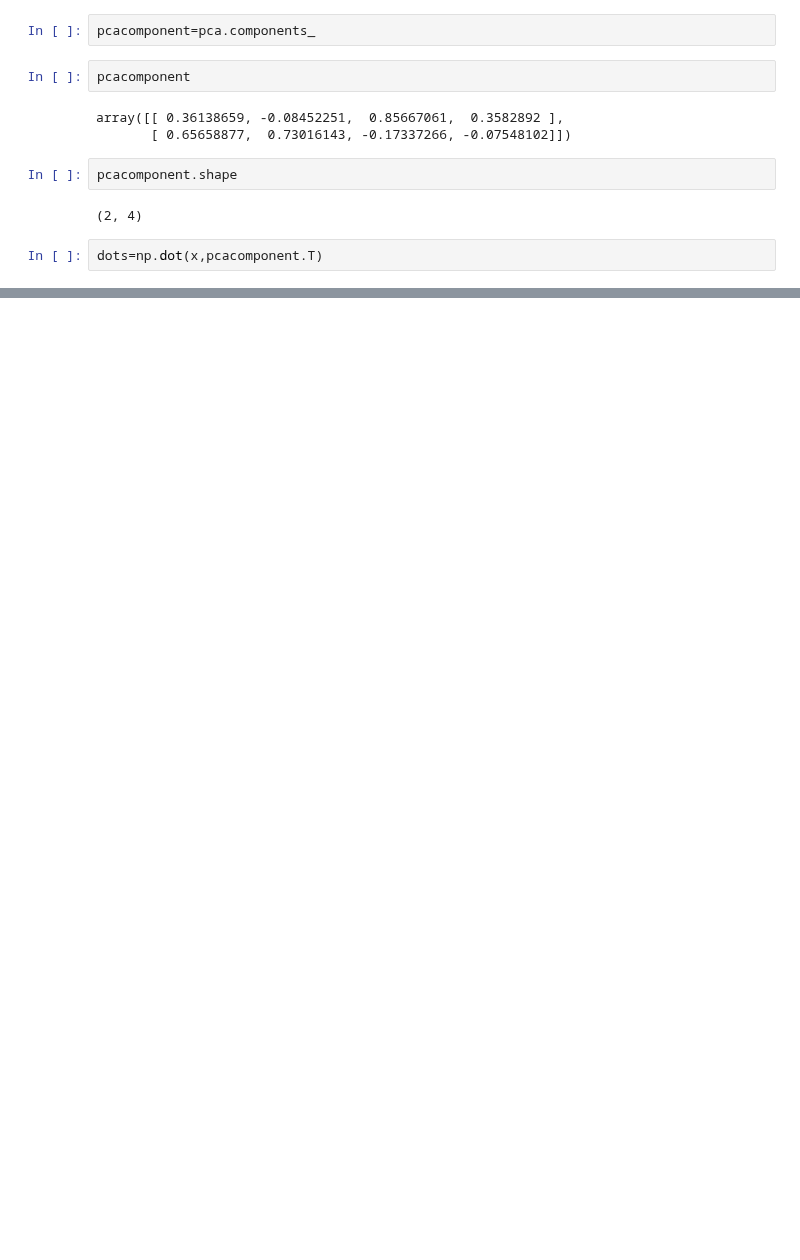
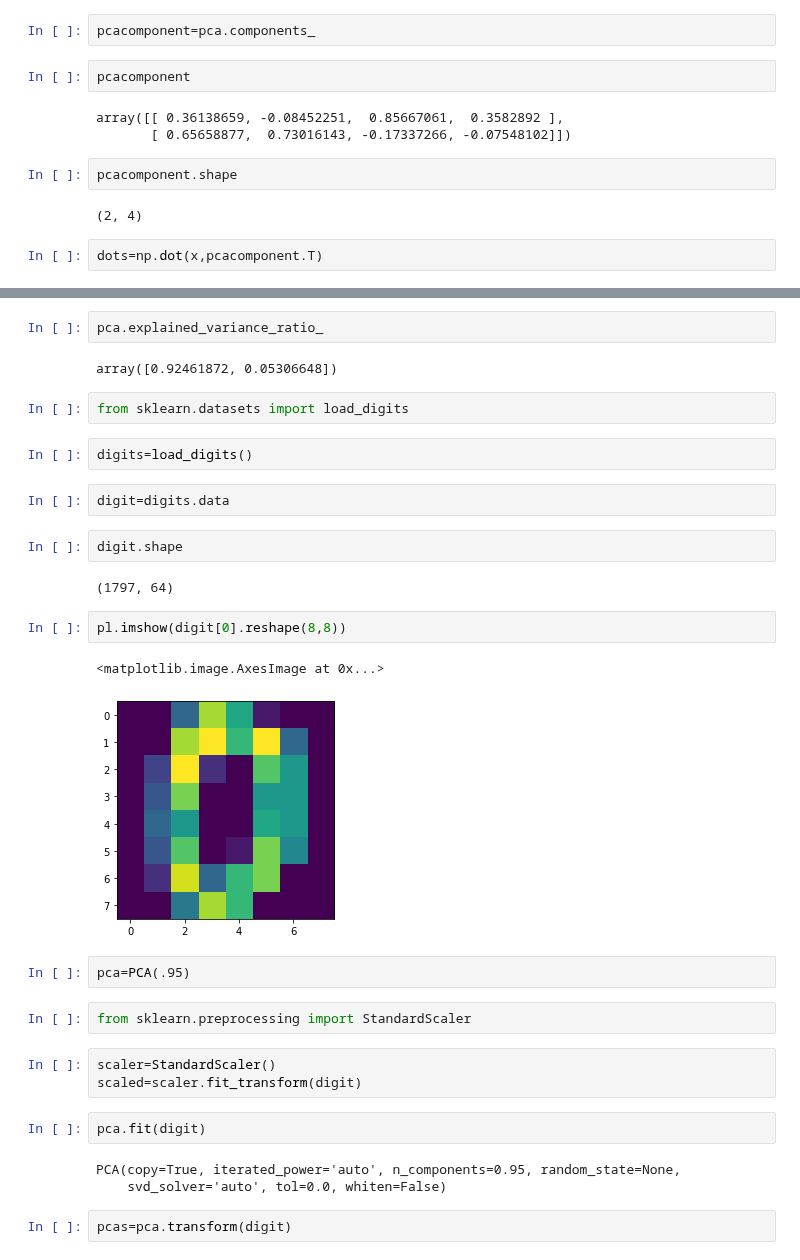
Before and after one commit to rissuuuu/DataScience, a Jupyter notebook: DeepLearning_Complete/PCA in iris dataset.ipynb, the cells around one changed output, grey strips where cells are left out. Cells and saved outputs as stored; diff of their text form; blank space fills up the shorter version.

```diff
--- a/DeepLearning_Complete/PCA in iris dataset.ipynb
+++ b/DeepLearning_Complete/PCA in iris dataset.ipynb
@@ -62,0 +87,33 @@ sns.pairplot(iris,hue='')
+# %%
+pca.explained_variance_ratio_
+# %% [output]
+array([0.92461872, 0.05306648])
+# %%
+from sklearn.datasets import load_digits
+# %%
+digits=load_digits()
+# %%
+digit=digits.data
+# %%
+digit.shape
+# %% [output]
+(1797, 64)
+# %%
+pl.imshow(digit[0].reshape(8,8))
+# %% [output]
+<matplotlib.image.AxesImage at 0x...>
+[figure, added]
+# %%
+pca=PCA(.95)
+# %%
+from sklearn.preprocessing import StandardScaler
+# %%
+scaler=StandardScaler()
+scaled=scaler.fit_transform(digit)
+# %%
+pca.fit(digit)
+# %% [output]
+PCA(copy=True, iterated_power='auto', n_components=0.95, random_state=None,
+    svd_solver='auto', tol=0.0, whiten=False)
+# %%
+pcas=pca.transform(digit)
```
Also changed, not shown: parts of 6 cells of this notebook, 2 other files.
